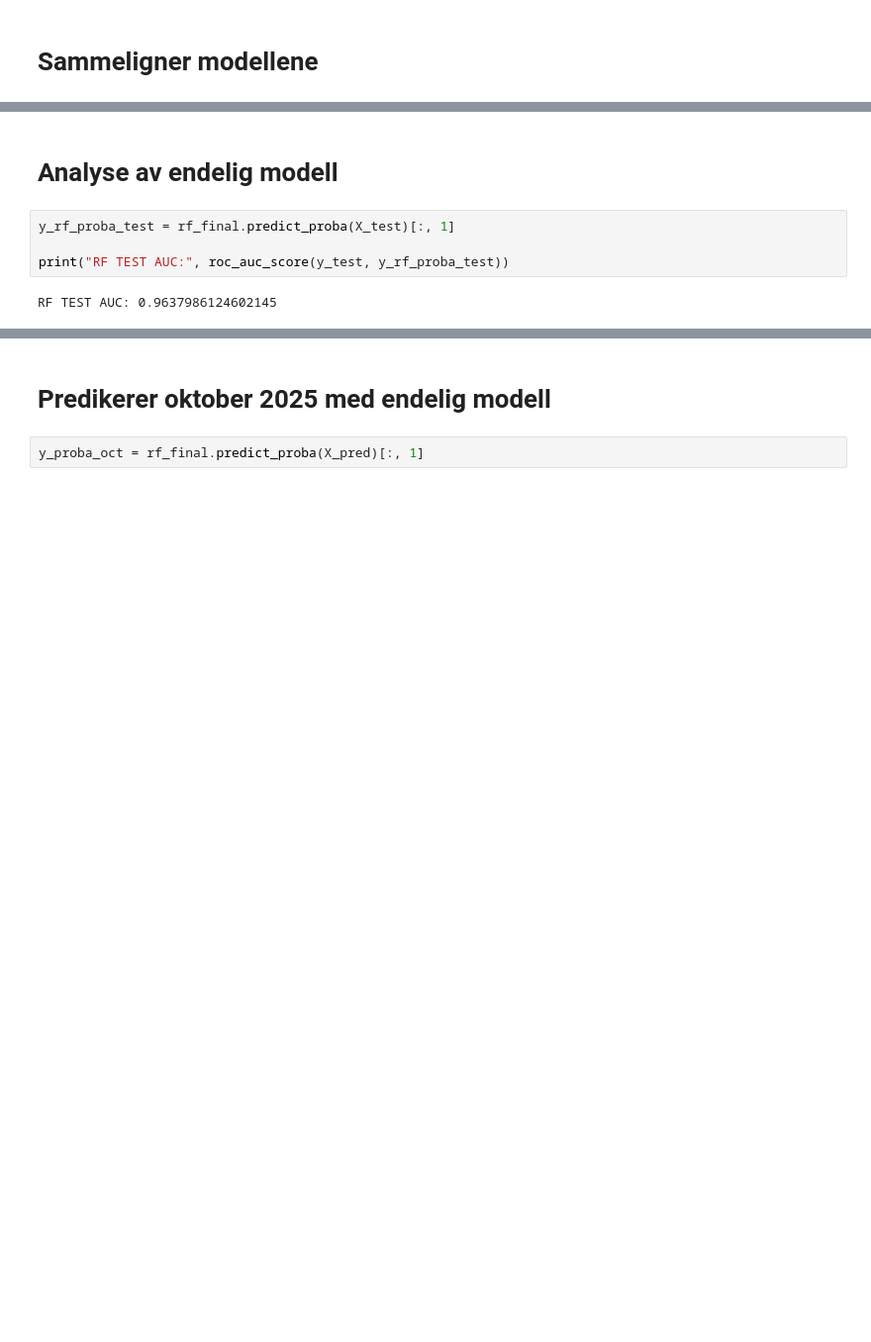
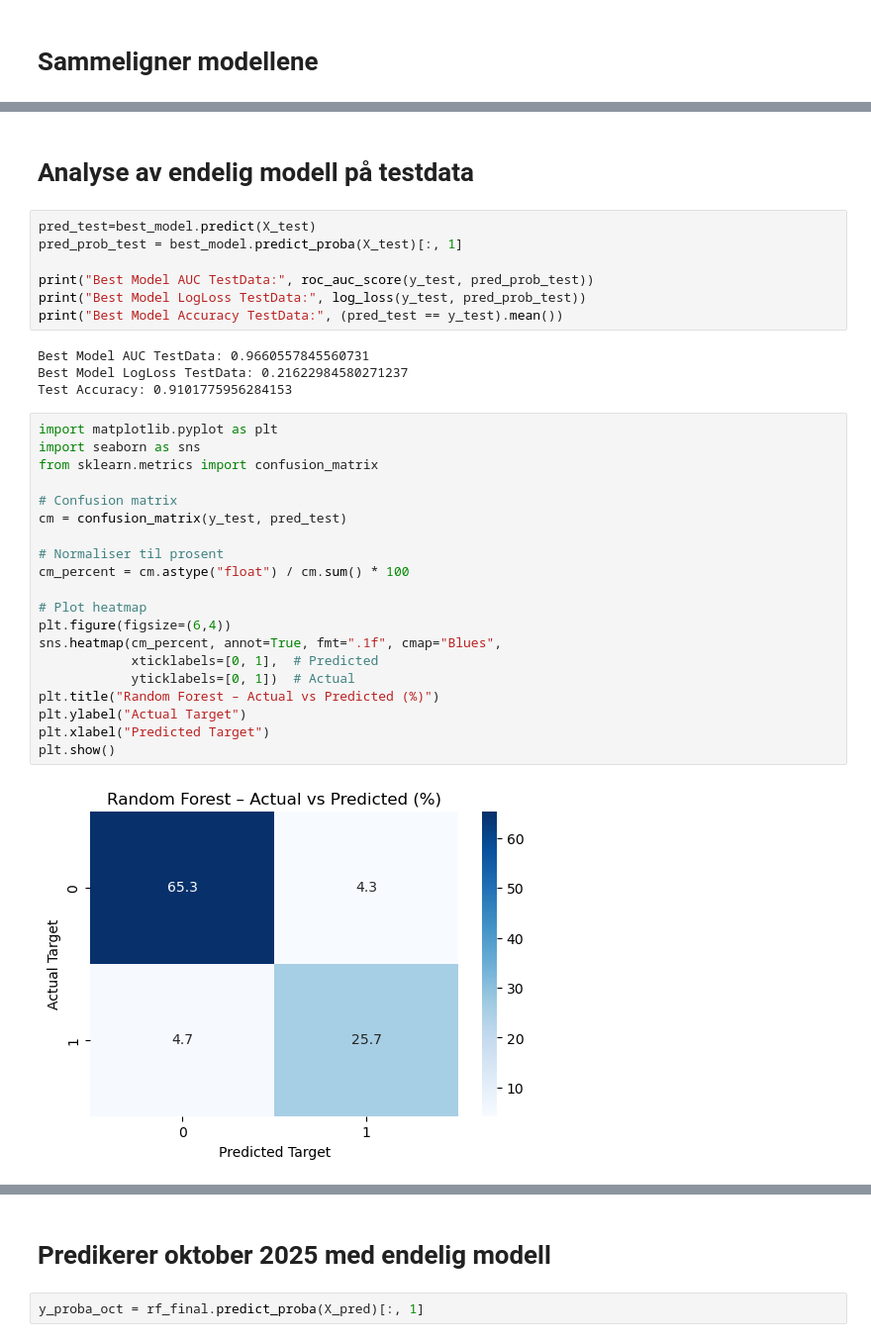
Before and after one commit to JakobBerg-Projects/avinor-ai, a Jupyter notebook: notebooks/03-modeling-jakob.ipynb, the cells around one changed output, grey strips where cells are left out. Shown: that part at 99% size. Drawn from its saved outputs; the diff is of its cells as text; blank space fills up the shorter version.

```diff
--- a/notebooks/03-modeling-jakob.ipynb
+++ b/notebooks/03-modeling-jakob.ipynb
@@ -335,10 +275,37 @@ RF VAL AUC: 0.9486853032446861
 # %% [markdown]
-# Analyse av endelig modell
+# Analyse av endelig modell på testdata
 # %%
-y_rf_proba_test = rf_final.predict_proba(X_test)[:, 1]
+pred_test=best_model.predict(X_test)
+pred_prob_test = best_model.predict_proba(X_test)[:, 1]
 
-print("RF TEST AUC:", roc_auc_score(y_test, y_rf_proba_test))
+print("Best Model AUC TestData:", roc_auc_score(y_test, pred_prob_test))
+print("Best Model LogLoss TestData:", log_loss(y_test, pred_prob_test))
+print("Best Model Accuracy TestData:", (pred_test == y_test).mean())
 # %% [output]
-RF TEST AUC: 0.9637986124602145
+Best Model AUC TestData: 0.9660557845560731
+Best Model LogLoss TestData: 0.21622984580271237
+Test Accuracy: 0.9101775956284153
+# %%
+import matplotlib.pyplot as plt
+import seaborn as sns
+from sklearn.metrics import confusion_matrix
+
+# Confusion matrix
+cm = confusion_matrix(y_test, pred_test)
+
+# Normaliser til prosent
+cm_percent = cm.astype("float") / cm.sum() * 100
+
+# Plot heatmap
+plt.figure(figsize=(6,4))
+sns.heatmap(cm_percent, annot=True, fmt=".1f", cmap="Blues",
+            xticklabels=[0, 1],  # Predicted
+            yticklabels=[0, 1])  # Actual
+plt.title("Random Forest – Actual vs Predicted (%)")
+plt.ylabel("Actual Target")
+plt.xlabel("Predicted Target")
+plt.show()
+# %% [output]
+[figure, added]
 # %%
 # Hent transformeren for kategoriske features
```
Also changed, not shown: parts of 13 cells of this notebook, 10 other files.
